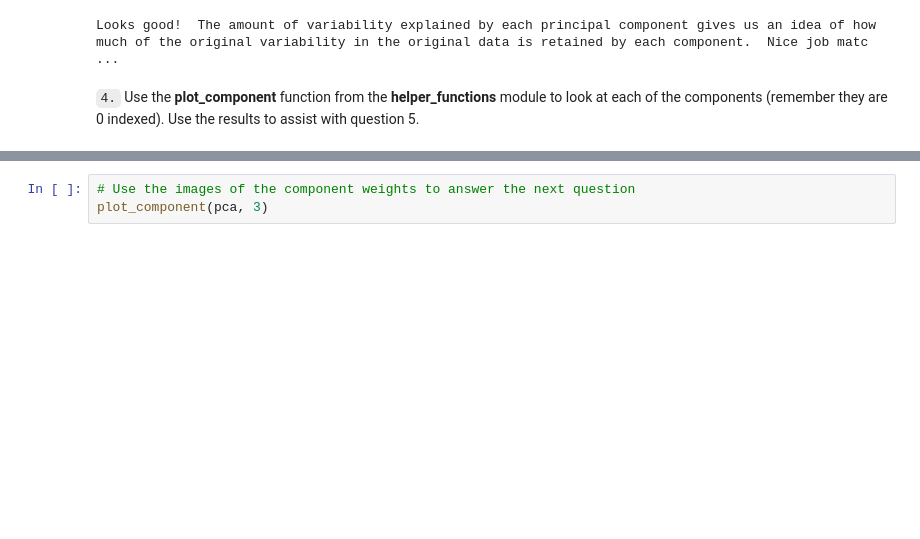
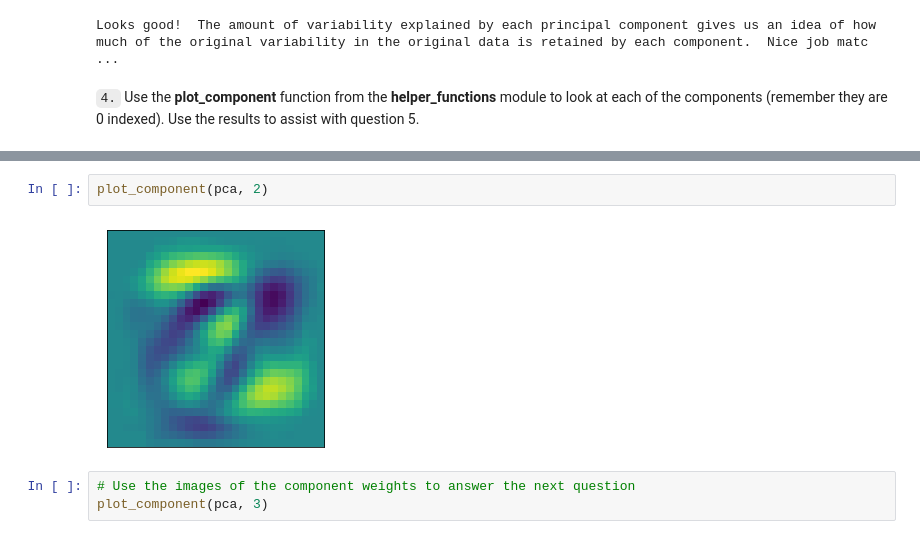
Before and after one commit to dguevar1/pca, a Jupyter notebook: Interpret_PCA_Results.ipynb, the cells around one changed output, grey strips where cells are left out. Drawn from its saved outputs; the diff is of its cells as text; blank space fills up the shorter version.

```diff
--- a/Interpret_PCA_Results.ipynb
+++ b/Interpret_PCA_Results.ipynb
@@ -72,3 +80,7 @@ Looks good!  The amount of variability explained by each principal component giv
+# %%
+plot_component(pca, 2)
+# %% [output]
+[figure, added]
 # %%
 # Use the images of the component weights to answer the next question
 plot_component(pca, 3)
```
Also changed, not shown: parts of 8 cells of this notebook, 1 other file.
